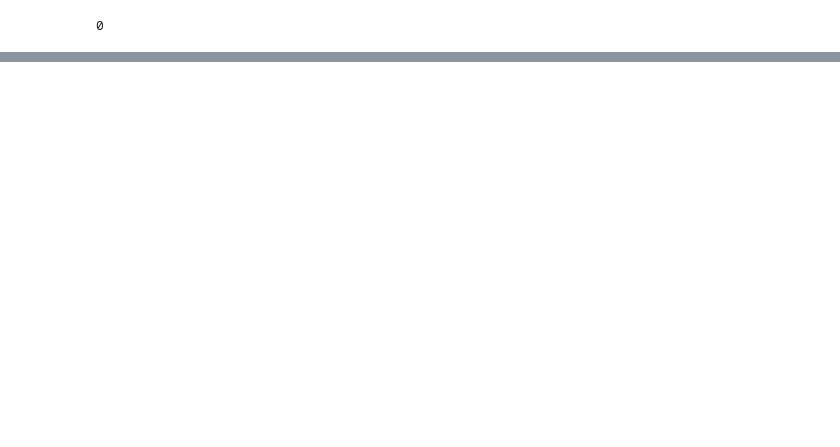
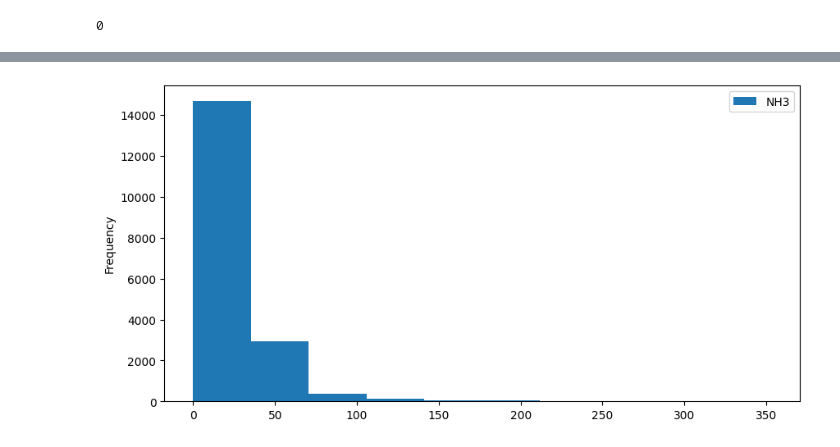
Before and after one commit to Ramyadevi-S/Air_Quality_Index_Prediction_model_AICTE, a Jupyter notebook: AQI prediction model.ipynb, the cells around one changed output, grey strips where cells are left out. Saved outputs shown, nothing was run; the diff lists cells and outputs as text; code cells hidden in the pictures; blank space fills up the shorter version.

```diff
--- a/AQI prediction model.ipynb
+++ b/AQI prediction model.ipynb
@@ -93,0 +184,6 @@ df.duplicated().sum()
+# %%
+df['NH3'].plot(kind = 'hist', figsize=(10,5))
+plt.legend()
+plt.show()
+# %% [output]
+[figure, added]
```
Also changed, not shown: parts of 65 cells of this notebook.
